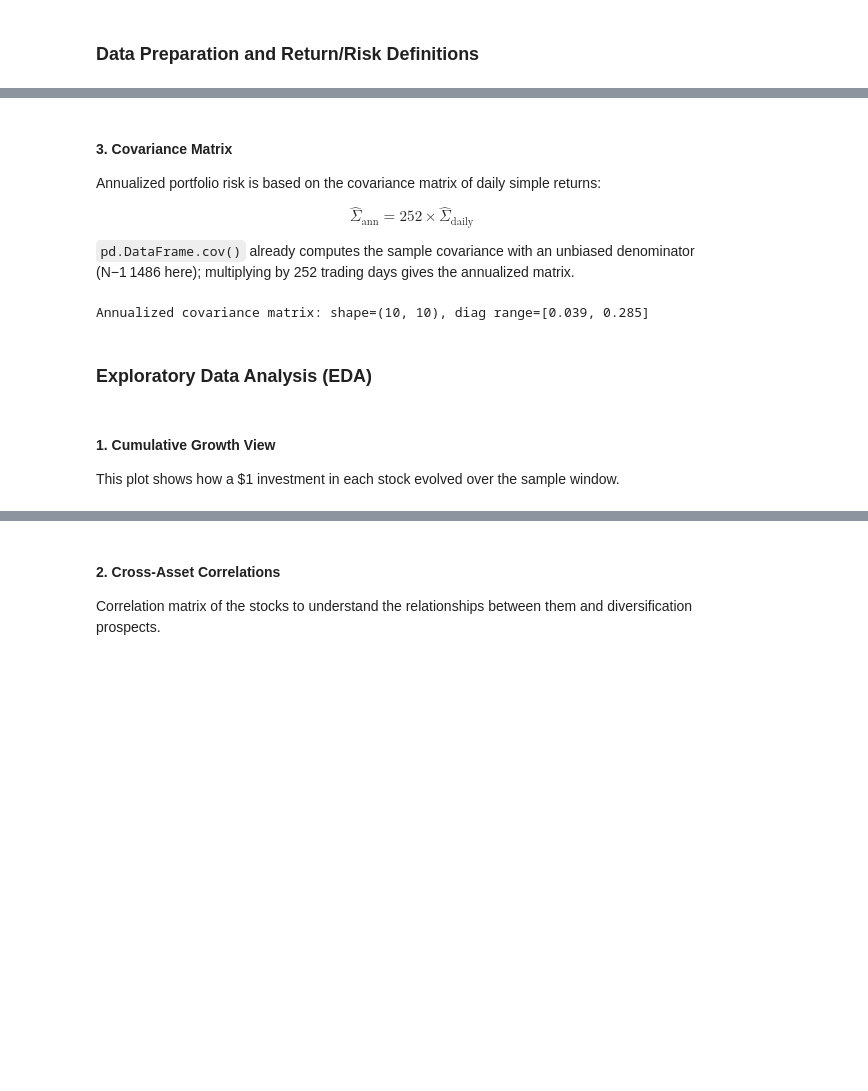
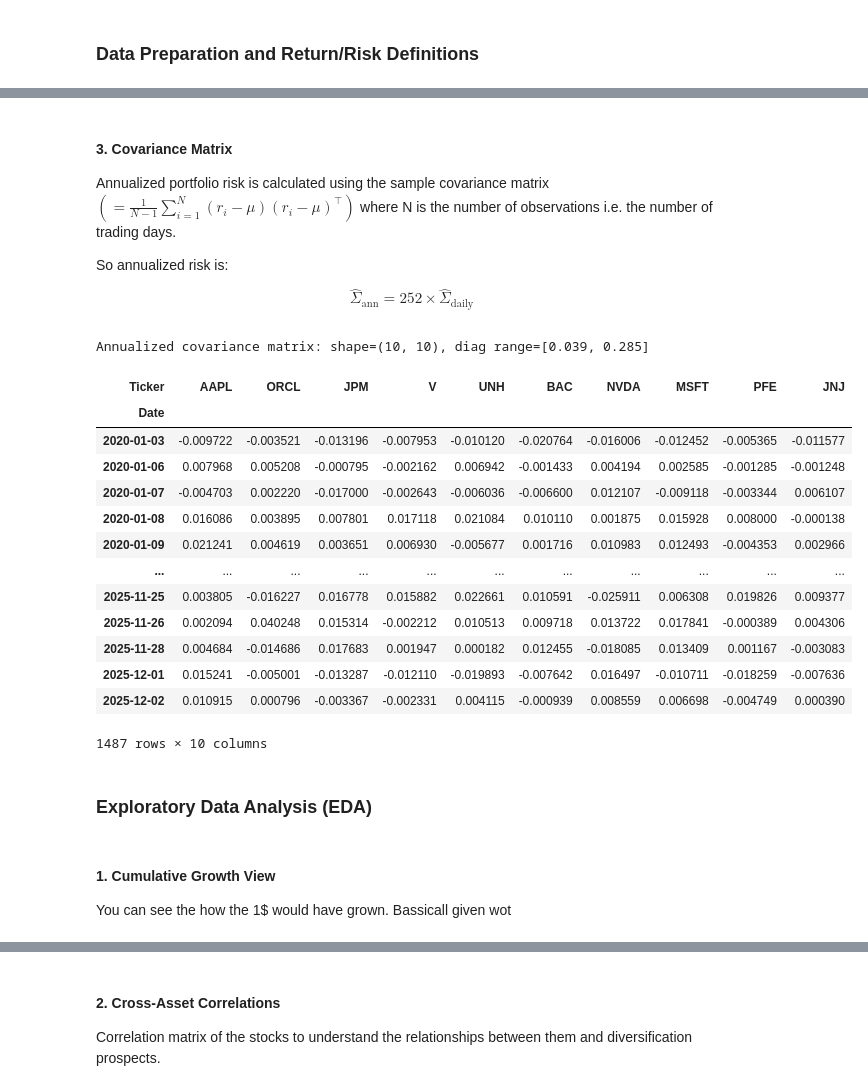
Before and after one commit to shyam-lab/portfolio-optimization-nifty50, a Jupyter notebook: 5_student_submissions/jugaad/assignment_1/markowitz.ipynb, the cells around one changed output, grey strips where cells are left out. Drawn from its saved outputs; the diff is of its cells as text; code cells hidden in the pictures; blank space fills up the shorter version.

```diff
--- a/5_student_submissions/jugaad/assignment_1/markowitz.ipynb
+++ b/5_student_submissions/jugaad/assignment_1/markowitz.ipynb
@@ -133,22 +135,37 @@ PFE     0.019225
 dtype: float64
 # %% [markdown]
 #### 3. Covariance Matrix
-Annualized portfolio risk is based on the covariance matrix of daily simple returns:
+Annualized portfolio risk is calculated using the sample covariance matrix $(= \frac{1}{N-1}\sum_{i=1}^N (r_i - \mu)(r_i - \mu)^\top)$ where N is the number of observations i.e. the number of trading days.
+
+So annualized risk is:
 
 $$\hat{\Sigma}_{\text{ann}} = 252 \times \hat{\Sigma}_{\text{daily}}$$
-
-`pd.DataFrame.cov()` already computes the sample covariance with an unbiased denominator (N−1 1486 here); multiplying by 252 trading days gives the annualized matrix.
 # %%
 Sigma = returns.cov() * 252
-print(f"Annualized covariance matrix: shape={Sigma.shape}, "
-      f"diag range=[{np.diag(Sigma).min():.3f}, {np.diag(Sigma).max():.3f}]")
+print(f"Annualized covariance matrix: shape={Sigma.shape}, diag range=[{np.diag(Sigma).min():.3f}, {np.diag(Sigma).max():.3f}]")
+
+returns
 # %% [output]
 Annualized covariance matrix: shape=(10, 10), diag range=[0.039, 0.285]
+| Ticker | AAPL | ORCL | JPM | V | UNH | BAC | NVDA | MSFT | PFE | JNJ |
+| Date |  |  |  |  |  |  |  |  |  |  |
+| 2020-01-03 | -0.009722 | -0.003521 | -0.013196 | -0.007953 | -0.010120 | -0.020764 | -0.016006 | -0.012452 | -0.005365 | -0.011577 |
+| 2020-01-06 | 0.007968 | 0.005208 | -0.000795 | -0.002162 | 0.006942 | -0.001433 | 0.004194 | 0.002585 | -0.001285 | -0.001248 |
+| 2020-01-07 | -0.004703 | 0.002220 | -0.017000 | -0.002643 | -0.006036 | -0.006600 | 0.012107 | -0.009118 | -0.003344 | 0.006107 |
+| 2020-01-08 | 0.016086 | 0.003895 | 0.007801 | 0.017118 | 0.021084 | 0.010110 | 0.001875 | 0.015928 | 0.008000 | -0.000138 |
+| 2020-01-09 | 0.021241 | 0.004619 | 0.003651 | 0.006930 | -0.005677 | 0.001716 | 0.010983 | 0.012493 | -0.004353 | 0.002966 |
+| ... | ... | ... | ... | ... | ... | ... | ... | ... | ... | ... |
+| 2025-11-25 | 0.003805 | -0.016227 | 0.016778 | 0.015882 | 0.022661 | 0.010591 | -0.025911 | 0.006308 | 0.019826 | 0.009377 |
+| 2025-11-26 | 0.002094 | 0.040248 | 0.015314 | -0.002212 | 0.010513 | 0.009718 | 0.013722 | 0.017841 | -0.000389 | 0.004306 |
+| 2025-11-28 | 0.004684 | -0.014686 | 0.017683 | 0.001947 | 0.000182 | 0.012455 | -0.018085 | 0.013409 | 0.001167 | -0.003083 |
+| 2025-12-01 | 0.015241 | -0.005001 | -0.013287 | -0.012110 | -0.019893 | -0.007642 | 0.016497 | -0.010711 | -0.018259 | -0.007636 |
+| 2025-12-02 | 0.010915 | 0.000796 | -0.003367 | -0.002331 | 0.004115 | -0.000939 | 0.008559 | 0.006698 | -0.004749 | 0.000390 |
+1487 rows × 10 columns
 # %% [markdown]
 ### Exploratory Data Analysis (EDA)
 # %% [markdown]
 #### 1. Cumulative Growth View
-This plot shows how a $1 investment in each stock evolved over the sample window.
+You can see the how the 1$ would have grown. Bassicall given wot
 # %%
 cumulative_returns = (1 + returns).cumprod()
 
```
Also changed, not shown: parts of 33 cells of this notebook, 9 other files.
